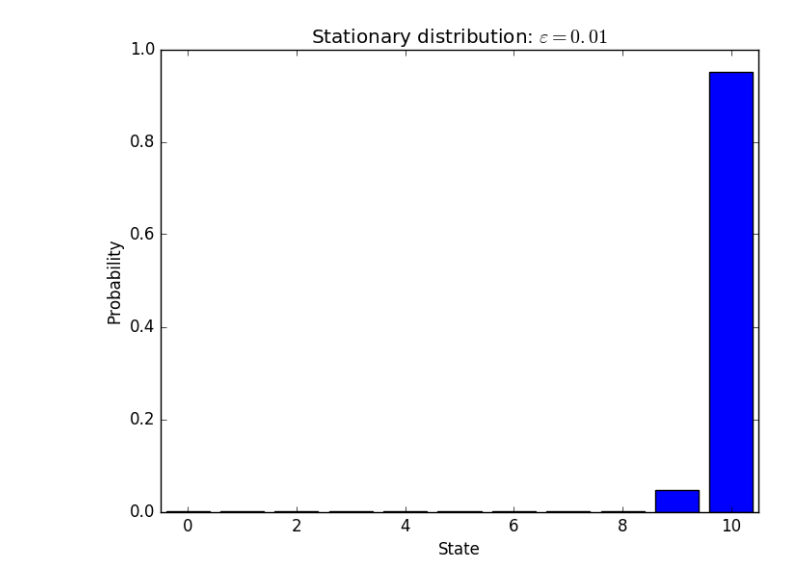
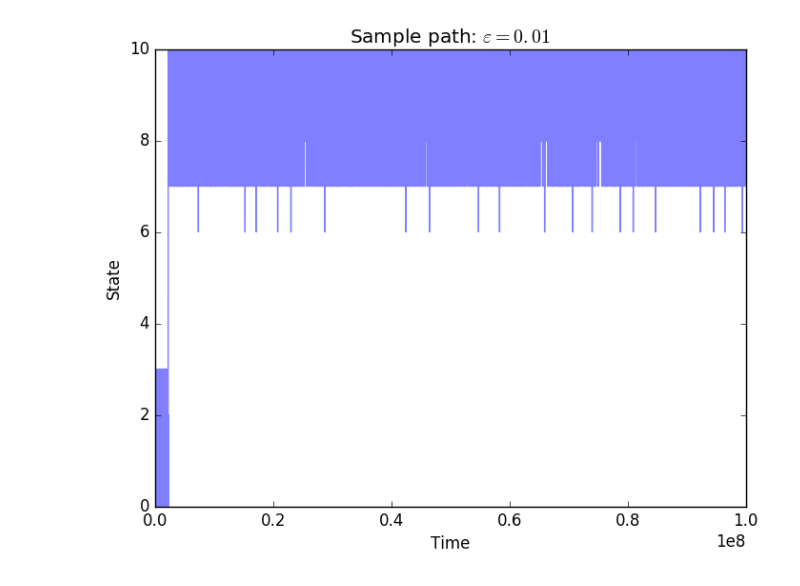
Before and after one commit to fagan2888/stochevolution, a Jupyter notebook: KMR2x2_example_jl.ipynb, the cells around one changed output. Cells and saved outputs as stored; diff of their text form; code cells hidden in the pictures.

Commit message:
Add plot methods

```diff
--- a/KMR2x2_example_jl.ipynb
+++ b/KMR2x2_example_jl.ipynb
@@ -44,10 +20,4 @@ plt[:show]()
-# %%
-fig, ax = subplots()
-ax[:bar](0:kmr.N, stationary_dist(kmr), align="center")
-ax[:set_title]("Stationary distribution: \$\\varepsilon = $(kmr.epsilon)\$")
-ax[:set_xlim](-0.5, kmr.N+0.5)
-ax[:set_xlabel]("State")
-ax[:set_ylabel]("Probability")
-plt[:show]()
-# %% [output]
-[figure, removed]
+# %%
+plot_sample_path(kmr, x)
+# %% [output]
+[figure, added]
```
Also changed, not shown: parts of 12 cells of this notebook, 1 other file.
